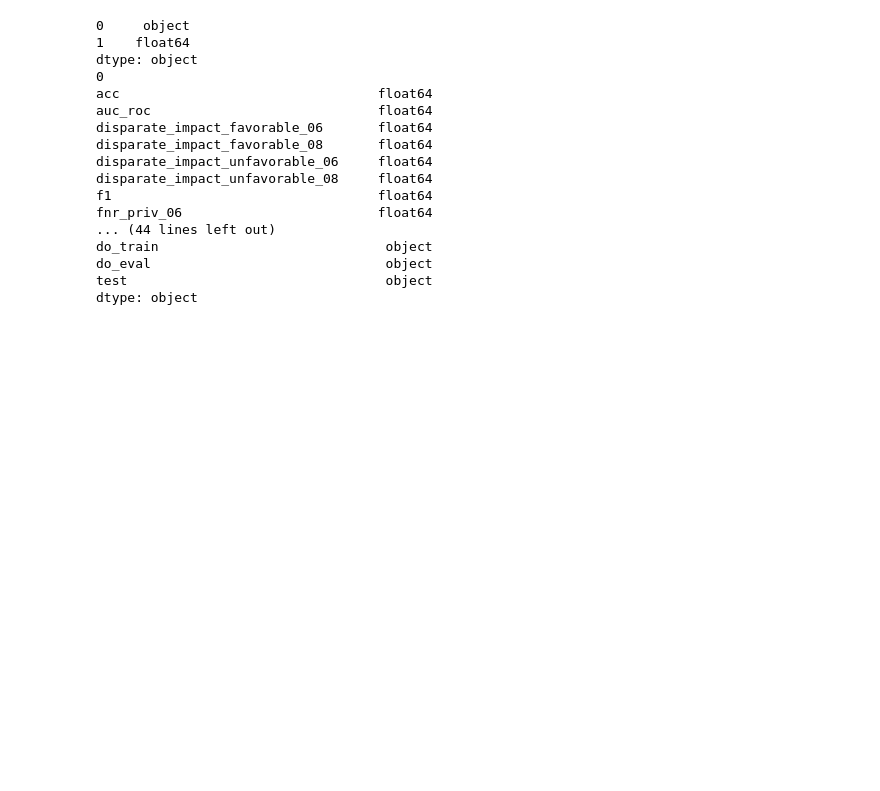
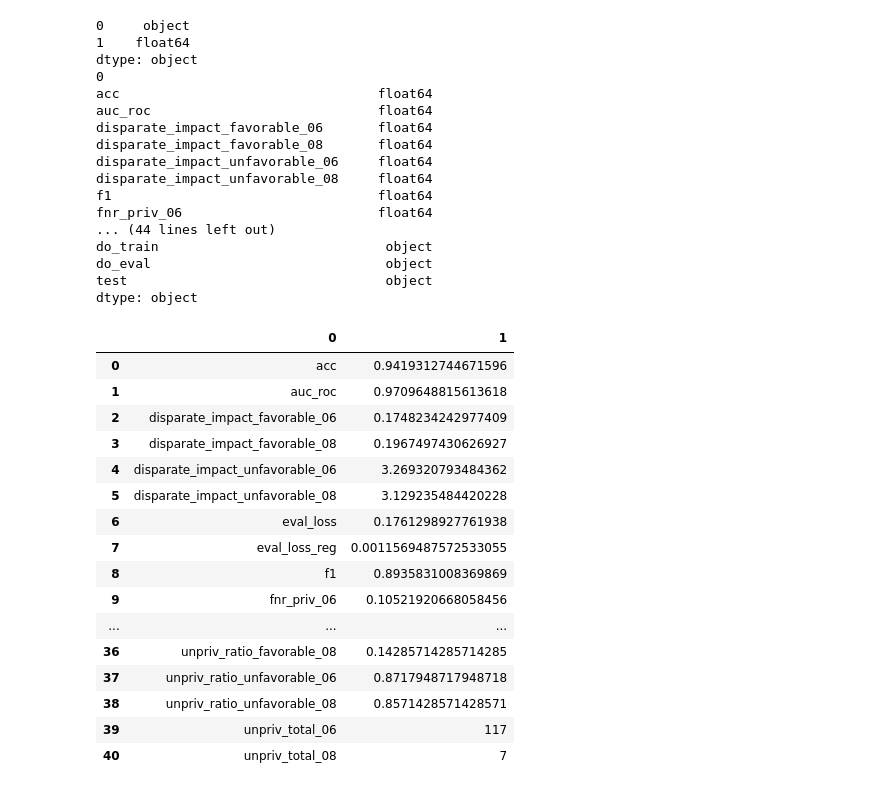
Before and after one commit to matanhalevy/DebiasingHateDetectionAAE, a Jupyter notebook: notebooks/gridsearch_results_expl.ipynb, the cells around one changed output. Saved outputs shown, nothing was run; the diff lists cells and outputs as text; code cells hidden in the pictures; blank space fills up the shorter version.

```diff
--- a/notebooks/gridsearch_results_expl.ipynb
+++ b/notebooks/gridsearch_results_expl.ipynb
@@ -145,3 +145,28 @@ do_train                             object
 do_eval                              object
 test                                 object
 dtype: object
+# %%
+f = pd.read_csv(
+                    filepath_or_buffer=f'{root}bert_oc_results/founta_1/eval_results_0_test_founta.txt',
+                    delimiter='=',
+                    header=None,
+            )
+f
+# %% [output]
+|  | 0 | 1 |
+| 0 | acc | 0.9419312744671596 |
+| 1 | auc_roc | 0.9709648815613618 |
+| 2 | disparate_impact_favorable_06 | 0.1748234242977409 |
+| 3 | disparate_impact_favorable_08 | 0.1967497430626927 |
+| 4 | disparate_impact_unfavorable_06 | 3.269320793484362 |
+| 5 | disparate_impact_unfavorable_08 | 3.129235484420228 |
+| 6 | eval_loss | 0.1761298927761938 |
+| 7 | eval_loss_reg | 0.0011569487572533055 |
+| 8 | f1 | 0.8935831008369869 |
+| 9 | fnr_priv_06 | 0.10521920668058456 |
+| ... | ... | ... |
+| 36 | unpriv_ratio_favorable_08 | 0.14285714285714285 |
+| 37 | unpriv_ratio_unfavorable_06 | 0.8717948717948718 |
+| 38 | unpriv_ratio_unfavorable_08 | 0.8571428571428571 |
+| 39 | unpriv_total_06 | 117 |
+| 40 | unpriv_total_08 | 7 |
```
Also changed, not shown: parts of 12 cells of this notebook, 11 other files.
